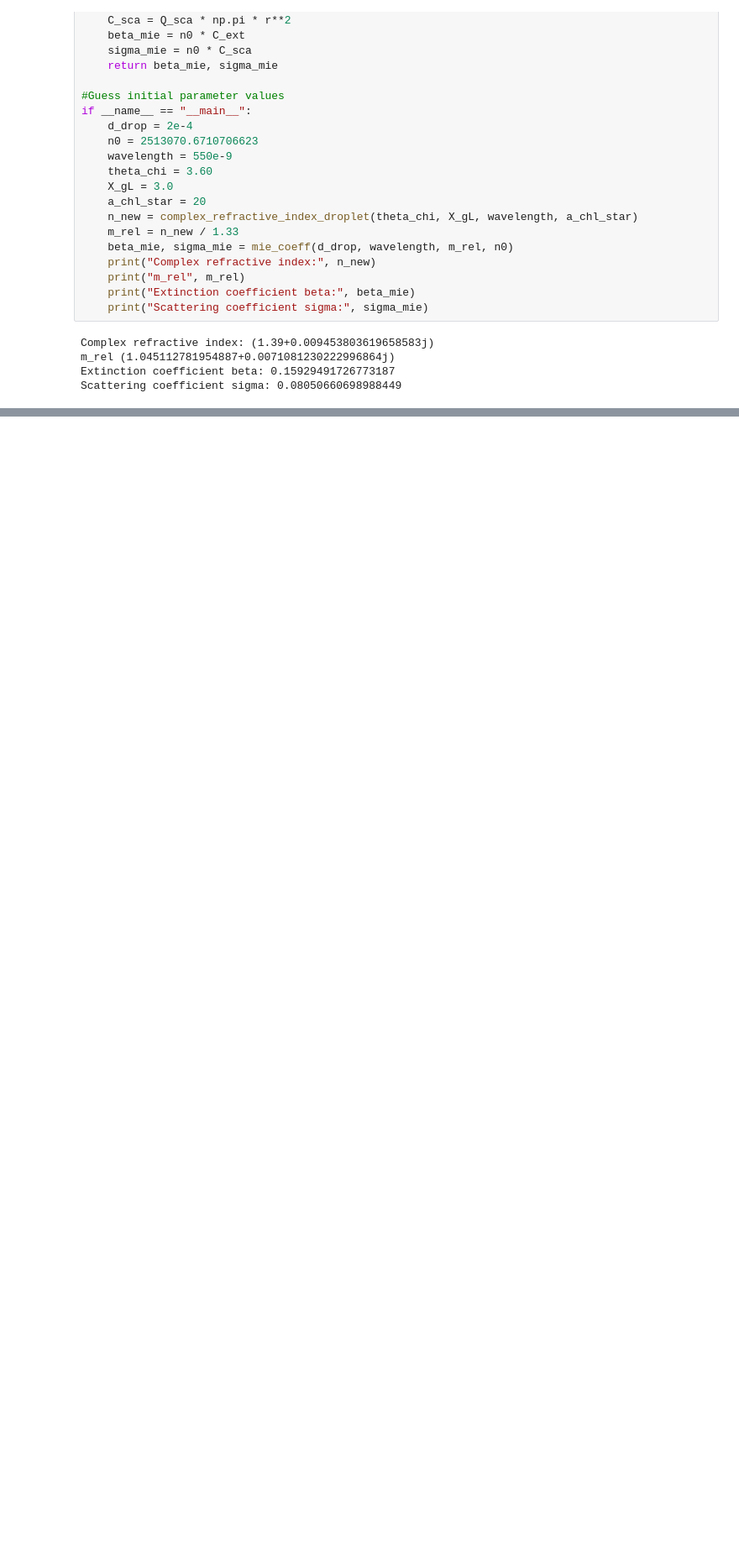
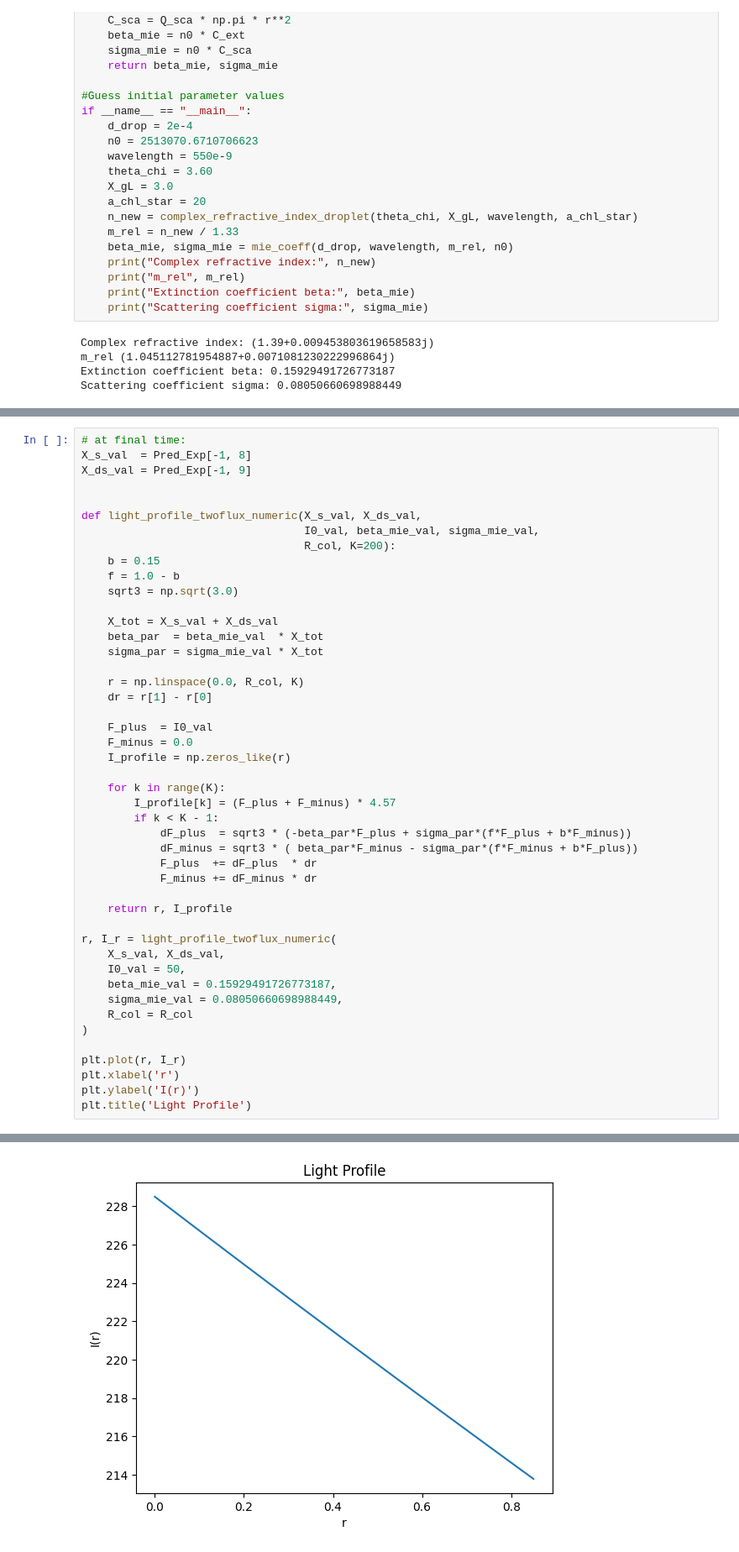
Before and after one commit to chengxxuan02/Microalgae-Bioreactor, a Jupyter notebook: main.ipynb, the cells around one changed output, grey strips where cells are left out. Shown at 84% size. Cells and saved outputs as stored; diff of their text form; blank space fills up the shorter version.

```diff
--- a/main.ipynb
+++ b/main.ipynb
@@ -435 +467,48 @@ for rec in IVP.results_state:
 Pred_Exp = np.array(Pred_Exp)
+# %%
+# at final time:
+X_s_val  = Pred_Exp[-1, 8]
+X_ds_val = Pred_Exp[-1, 9]
+
+
+def light_profile_twoflux_numeric(X_s_val, X_ds_val,
+                                  I0_val, beta_mie_val, sigma_mie_val,
+                                  R_col, K=200):
+    b = 0.15
+    f = 1.0 - b
+    sqrt3 = np.sqrt(3.0)
+
+    X_tot = X_s_val + X_ds_val
+    beta_par  = beta_mie_val  * X_tot
+    sigma_par = sigma_mie_val * X_tot
+
+    r = np.linspace(0.0, R_col, K)
+    dr = r[1] - r[0]
+
+    F_plus  = I0_val
+    F_minus = 0.0
+    I_profile = np.zeros_like(r)
+
+    for k in range(K):
+        I_profile[k] = (F_plus + F_minus) * 4.57
+        if k < K - 1:
+            dF_plus  = sqrt3 * (-beta_par*F_plus + sigma_par*(f*F_plus + b*F_minus))
+            dF_minus = sqrt3 * ( beta_par*F_minus - sigma_par*(f*F_minus + b*F_plus))
+            F_plus  += dF_plus  * dr
+            F_minus += dF_minus * dr
+
+    return r, I_profile
+
+r, I_r = light_profile_twoflux_numeric(
+    X_s_val, X_ds_val,
+    I0_val = 50,
+    beta_mie_val = 0.15929491726773187,
+    sigma_mie_val = 0.08050660698988449,
+    R_col = R_col
+)
+
+plt.plot(r, I_r)
+plt.xlabel('r')
+plt.ylabel('I(r)')
+plt.title('Light Profile')
+# %% [output]
@@ -436 +516,2 @@ Pred_Exp = np.array(Pred_Exp)
+[figure, added]
 # %%
```
Also changed, not shown: parts of 10 cells of this notebook.
